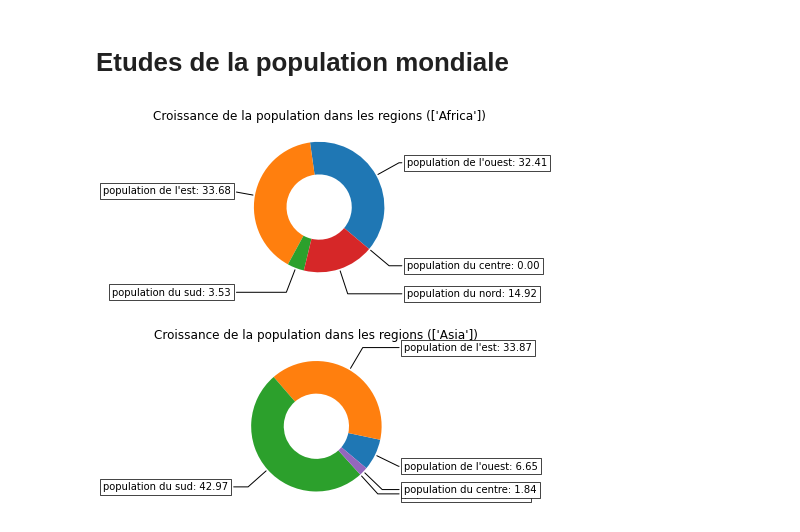
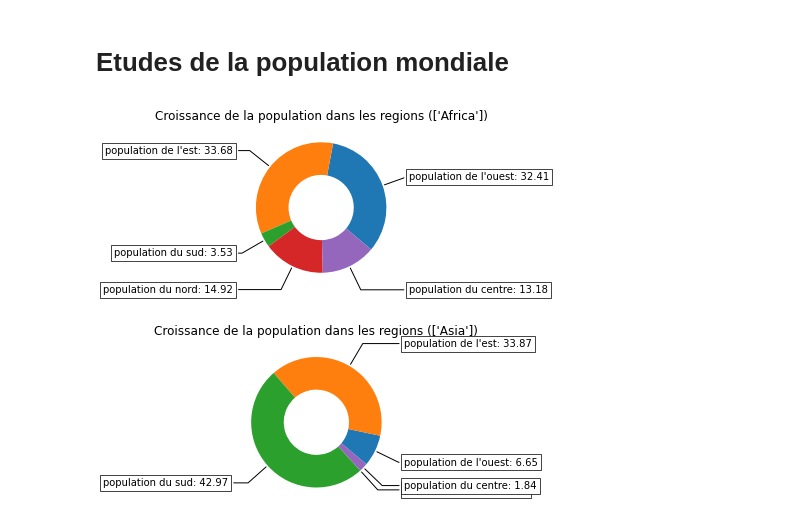
Before and after one commit to Dar-rius/PopulationAnalyze, a Jupyter notebook: Analyse.ipynb, the cells around one changed output. Drawn from its saved outputs; the diff is of its cells as text; code cells hidden in the pictures.

```diff
--- a/Analyse.ipynb
+++ b/Analyse.ipynb
@@ -87,16 +87,16 @@ Le nombre de nations: 440
 # %%
 #comparaisiond de la croissance de la population dans differentes regions de
 # l'afrique
 name = df[df['LocID']==903]['Location'].unique()
 afric = df[df['Location']=='Africa']['PopTotal'].sum(axis=0)
-africCentral = df[df['Location']=='Central Africa']['PopTotal'].sum(axis=0)
+africCentral = df[df['Location']=='African Union: Central Africa']['PopTotal'].sum(axis=0)
 africEst = df[df['Location']=='Eastern Africa']['PopTotal'].sum(axis=0)
 africSud = df[df['Location']=='Southern Africa']['PopTotal'].sum(axis=0)
 africNord = df[df['Location']=='Northern Africa']['PopTotal'].sum(axis=0)
 africOuest = df[df['Location']=='Western Africa']['PopTotal'].sum(axis=0)
 calPopRegions(africOuest, africEst, africSud, africNord, africCentral, afric, name )
 # %% [output]
-[figure, old version]
+[figure, new version]
 # %%
 #comparaisiond de la croissance de la population dans differentes regions de
 # l'asie
```
Also changed, not shown: parts of 3 cells of this notebook, 1 other file.
